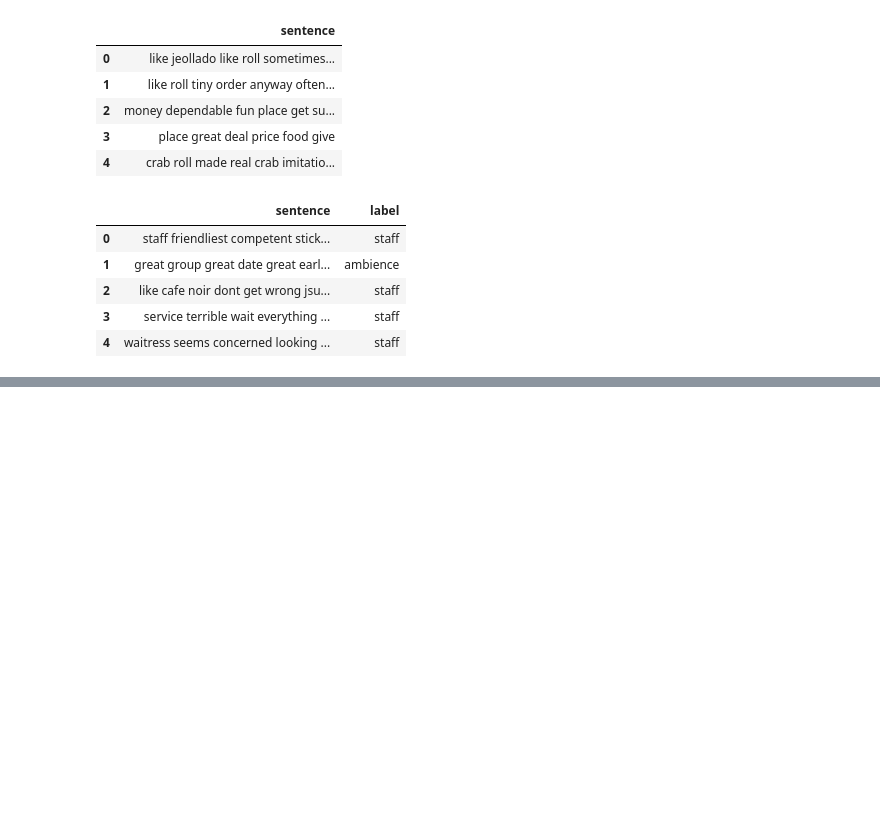
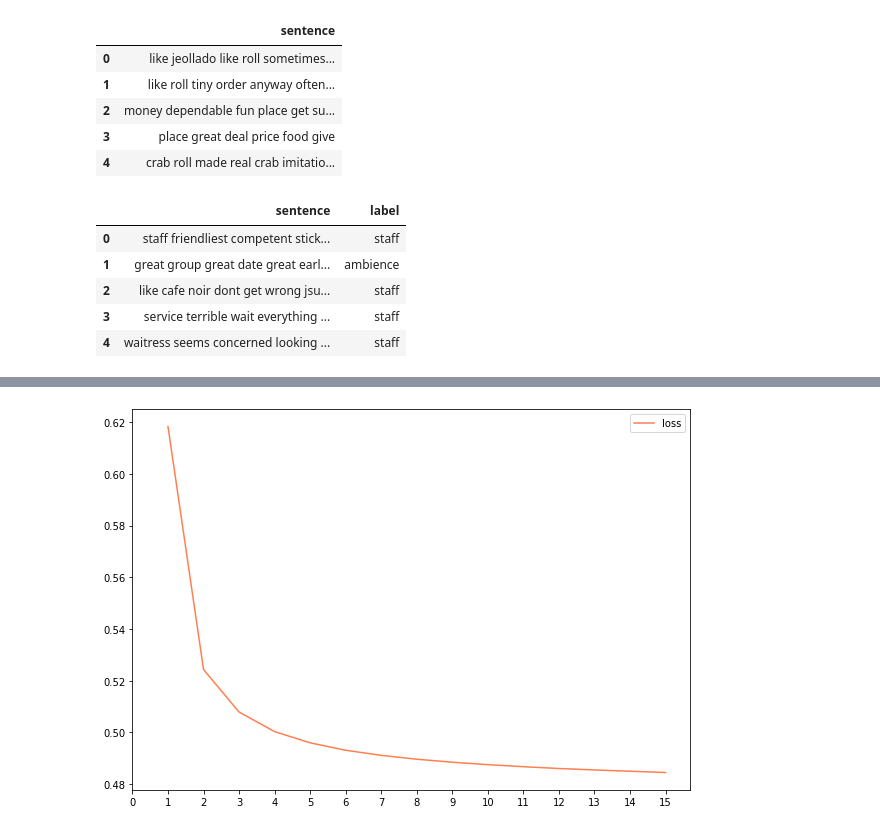
Before and after one commit to KirillKrasikov/Attention-And-Capsule-Based-Aspect-Extraction, a Jupyter notebook: ruidan/torch_alter.ipynb, the cells around one changed output, grey strips where cells are left out. Saved outputs shown, nothing was run; the diff lists cells and outputs as text; code cells hidden in the pictures; blank space fills up the shorter version.

```diff
--- a/ruidan/torch_alter.ipynb
+++ b/ruidan/torch_alter.ipynb
@@ -305,10 +309,10 @@ class SelfAttention(torch.nn.Module):
         # max sentence length -- batch 2nd dim size
         self.maxlen = maxlen
         self.M = Parameter(torch.empty(size=(wv_dim, wv_dim)))
-        init.kaiming_uniform(self.M.data)
+        init.kaiming_uniform_(self.M.data)
 
         self.tanh = nn.Tanh()
-        self.attention_softmax = torch.nn.Softmax()
+        self.attention_softmax = torch.nn.Softmax(dim=1)
 
     def forward(self, input_embeddings):
         # (b, wv, 1)
@@ -544,14 +512,14 @@ args = Namespace(
     vocab_size=9000,
     aspect_size=14,
 
-    epochs=3,
+    epochs=15,
     neg_size=20,
     maxlen=-1,
     ortho_reg=0.1,
 
     cuda=True,
     reload_from_files=False,
-    learning_rate=1e-3,
+    learning_rate=1e-4 * 5,
     early_stopping_criteria=5,
     catch_keyboard_interrupt=True,
     seed=1234,
@@ -633,8 +601,7 @@ model = ABAE(
 )
 # %%
 model = model.to(args.device)
-loss_func = MaxMarginnLoss()
-# loss_func = nn.MSELoss(reduction='sum')
+loss_func = nn.TripletMarginLoss(margin=1, swap=False, reduction='mean')
 optimizer = optim.Adam(model.parameters(), lr=args.learning_rate)
 scheduler = optim.lr_scheduler.ReduceLROnPlateau(
     optimizer=optimizer,
@@ -694,12 +661,7 @@ for epoch_index in range(args.epochs):
                    for _ in range(args.batch_size)])
         ).to(args.device)
 
-        # prediction
-#         y_pred = model(x, negative_samples)
-
-        # error computation
-#         loss = loss_func(y_pred, y)
-        anchor, positive, negative, ortho = model(x, negative_samples)
+        anchor, positive, negative = model(x, negative_samples)
         loss = loss_func(anchor, positive, negative)
         loss_t = loss.item()
 
@@ -770,3 +716,16 @@ Loss: 0.4792012572288513
+# %%
+plt.figure(figsize=(10, 7))
+sns.lineplot(
+    x=[epoch + 1 for epoch in range(len(train_state['train_loss']))],
+    y=train_state['train_loss'],
+    color='coral',
+    label='loss',
+)
+
+plt.xticks([epoch for epoch in range(len(train_state['train_loss']) + 1)])
+plt.show()
+# %% [output]
+[figure, added]
 # %%
 model.load_state_dict(torch.load(train_state['model_filename']))
 model = model.to(args.device)
```
Also changed, not shown: parts of 7 cells of this notebook, 2 other files.
